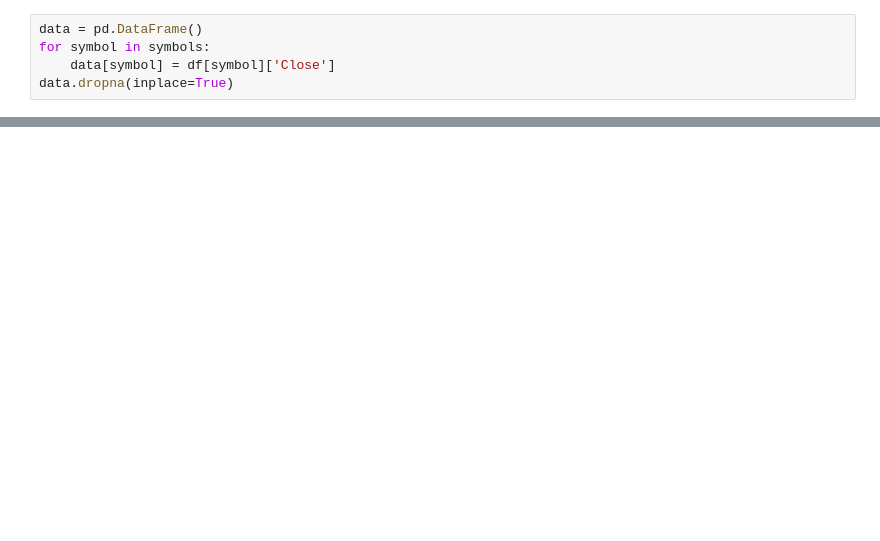
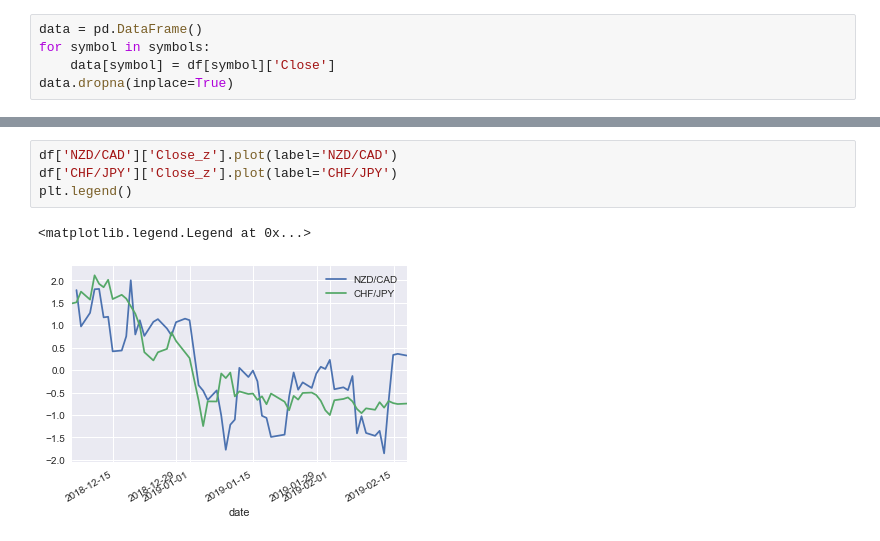
Before and after one commit to ballmdr/blockchain-python, a Jupyter notebook: FXCM/Pairs Trading.ipynb, the cells around one changed output, grey strips where cells are left out. Cells and saved outputs as stored; diff of their text form; blank space fills up the shorter version.

```diff
--- a/FXCM/Pairs Trading.ipynb
+++ b/FXCM/Pairs Trading.ipynb
@@ -106,0 +110,7 @@ diff
+# %%
+df['NZD/CAD']['Close_z'].plot(label='NZD/CAD')
+df['CHF/JPY']['Close_z'].plot(label='CHF/JPY')
+plt.legend()
+# %% [output]
+<matplotlib.legend.Legend at 0x...>
+[figure, added]
```
Also changed, not shown: parts of 9 cells of this notebook, 5 other files.
